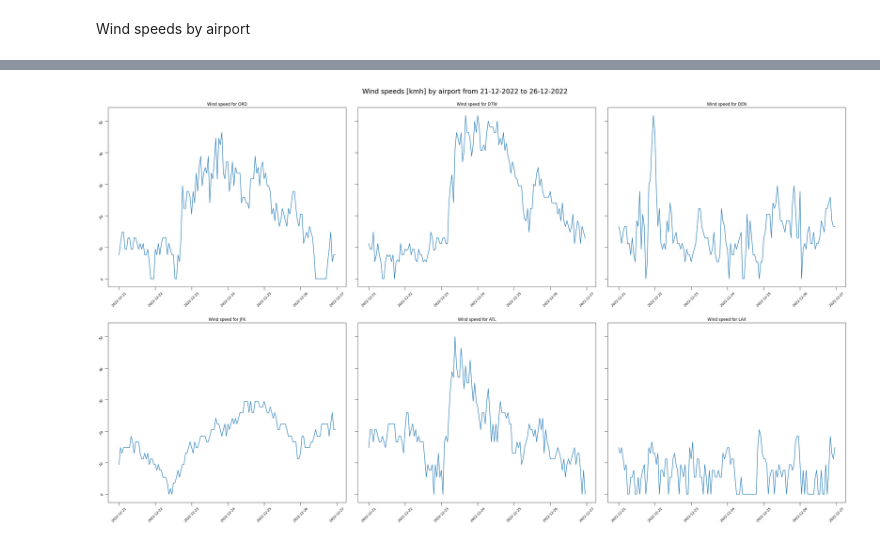
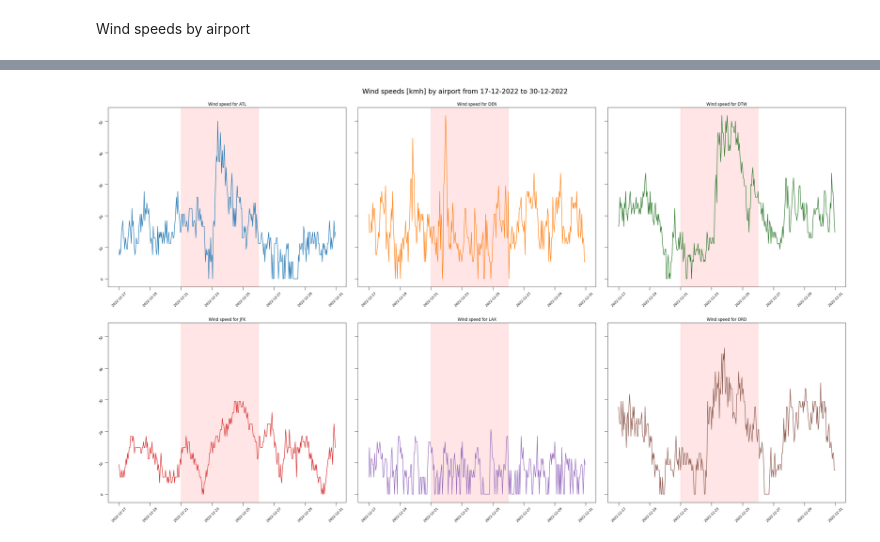
Before and after one commit to neuefische/da-analytics-engineering-project, a Jupyter notebook: working_lukas.ipynb, the cells around one changed output, grey strips where cells are left out. Drawn from its saved outputs; the diff is of its cells as text; code cells hidden in the pictures.

```diff
--- a/working_lukas.ipynb
+++ b/working_lukas.ipynb
@@ -122,7 +138,15 @@ None
 # %% [markdown]
 Weather classification by airport
 # %%
-airports = ['ORD', 'DTW', 'DEN', 'JFK', 'ATL', 'LAX']
+airports = ['ATL','DEN','DTW','JFK','LAX','ORD']
+color_mapping = {
+ 'ATL': '#1f77b4', # blue
+ 'DEN': '#ff7f0e', # orange
+ 'DTW': "#2A782A", # green
+ 'JFK': '#d62728', # red
+ 'LAX': '#9467bd', # purple
+ 'ORD': '#8c564b'  # brown
+}
 # %%
 fig, ax = plt.subplots(2,3, figsize=(40,20), sharey=True)
 plt.subplots_adjust(hspace = .2, wspace = .05, top = 0.94)
@@ -132,7 +156,7 @@ for a in range (2):
     for b in range(3):
         x = airports[i]
         df_int = df_weather[df_weather['faa'] == x]
-        ax[a][b].hist(x=df_int['weather_condition'], bins = 27)
+        ax[a][b].hist(x=df_int['weather_condition'], bins = 27, color = color_mapping[x])
         ax[a][b].tick_params(labelrotation=45, size = 10)
         ax[a][b].set_title(f'Weather classification for {x}')
         display()
@@ -156,7 +180,7 @@ for a in range (2):
     for b in range(3):
         x = airports[i]
         df_int = df_weather[(df_weather['faa'] == x) & (df_weather['date'] >= parser.parse(start_date).date()) & (df_weather['date'] <= parser.parse(end_date).date())]
-        ax[a][b].hist(x=df_int['weather_condition'], bins = 27)
+        ax[a][b].hist(x=df_int['weather_condition'], bins = 27, color = color_mapping[x])
         ax[a][b].tick_params(labelrotation=45, size = 10)
         ax[a][b].set_title(f'Weather classification for {x}')
         display()
@@ -167,0 +213,19 @@ Wind speeds by airport
+# %%
+fig, ax = plt.subplots(2,3, figsize=(40,20), sharey=True)
+plt.subplots_adjust(hspace = .2, wspace = .05, top = 0.94)
+#plt.ylim(0,1000)
+i = 0
+start_date = '2022-12-17'
+end_date = '2022-12-30'
+plt.suptitle('Temperature [°C] by airport from 17-12-2022 to 30-12-2022', fontsize=20)
+for a in range (2):
+    for b in range(3):
+        x = airports[i]
+        df_int = df_weather[(df_weather['faa'] == x) & (df_weather['date'] >= parser.parse(start_date).date()) & (df_weather['date'] <= parser.parse(end_date).date())]
+        df_int = df_int.sort_values(by='timestamp')
+        ax[a][b].plot(df_int['timestamp'],df_int['temp_c'], color = color_mapping[x])
+        ax[a][b].tick_params(labelrotation=45, size = 10)
+        ax[a][b].set_title(f'Temperatur in {x}')
+        ax[a][b].axvspan("2022-12-21", "2022-12-26", color='red', alpha=0.1, label='Winter Storm Elliott')
+        display()
+        i += 1
@@ -168,23 +234,24 @@ Wind speeds by airport
 # %%
 fig, ax = plt.subplots(2,3, figsize=(40,20), sharey=True)
 plt.subplots_adjust(hspace = .2, wspace = .05, top = 0.94)
 #plt.ylim(0,1000)
 i = 0
-start_date = '2022-12-21'
-end_date = '2022-12-26'
-plt.suptitle('Wind speeds [kmh] by airport from 21-12-2022 to 26-12-2022', fontsize=20)
+start_date = '2022-12-17'
+end_date = '2022-12-30'
+plt.suptitle('Wind speeds [kmh] by airport from 17-12-2022 to 30-12-2022', fontsize=20)
 for a in range (2):
     for b in range(3):
         x = airports[i]
         df_int = df_weather[(df_weather['faa'] == x) & (df_weather['date'] >= parser.parse(start_date).date()) & (df_weather['date'] <= parser.parse(end_date).date())]
         df_int = df_int.sort_values(by='timestamp')
-        ax[a][b].plot(df_int['timestamp'],df_int['wind_speed_kmh'])
+        ax[a][b].plot(df_int['timestamp'],df_int['wind_speed_kmh'], color = color_mapping[x])
         ax[a][b].tick_params(labelrotation=45, size = 10)
         ax[a][b].set_title(f'Wind speed for {x}')
+        ax[a][b].axvspan("2022-12-21", "2022-12-26", color='red', alpha=0.1, label='Winter Storm Elliott')
         display()
         i += 1
 # %% [output]
-[figure, old version]
+[figure, new version]
 # %%
 start_date = '2022-12-21'
 end_date = '2022-12-26'
```
Also changed, not shown: parts of 13 cells of this notebook.
